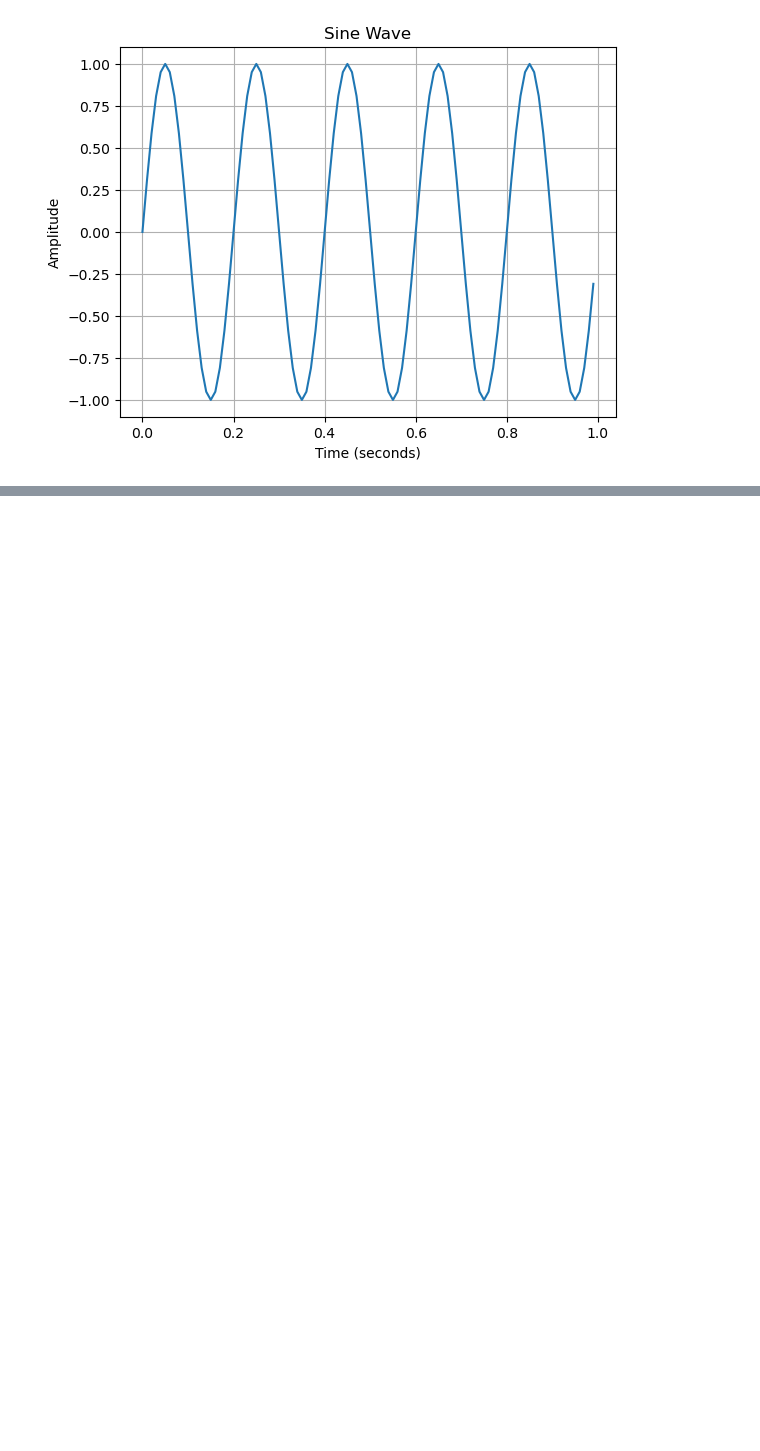
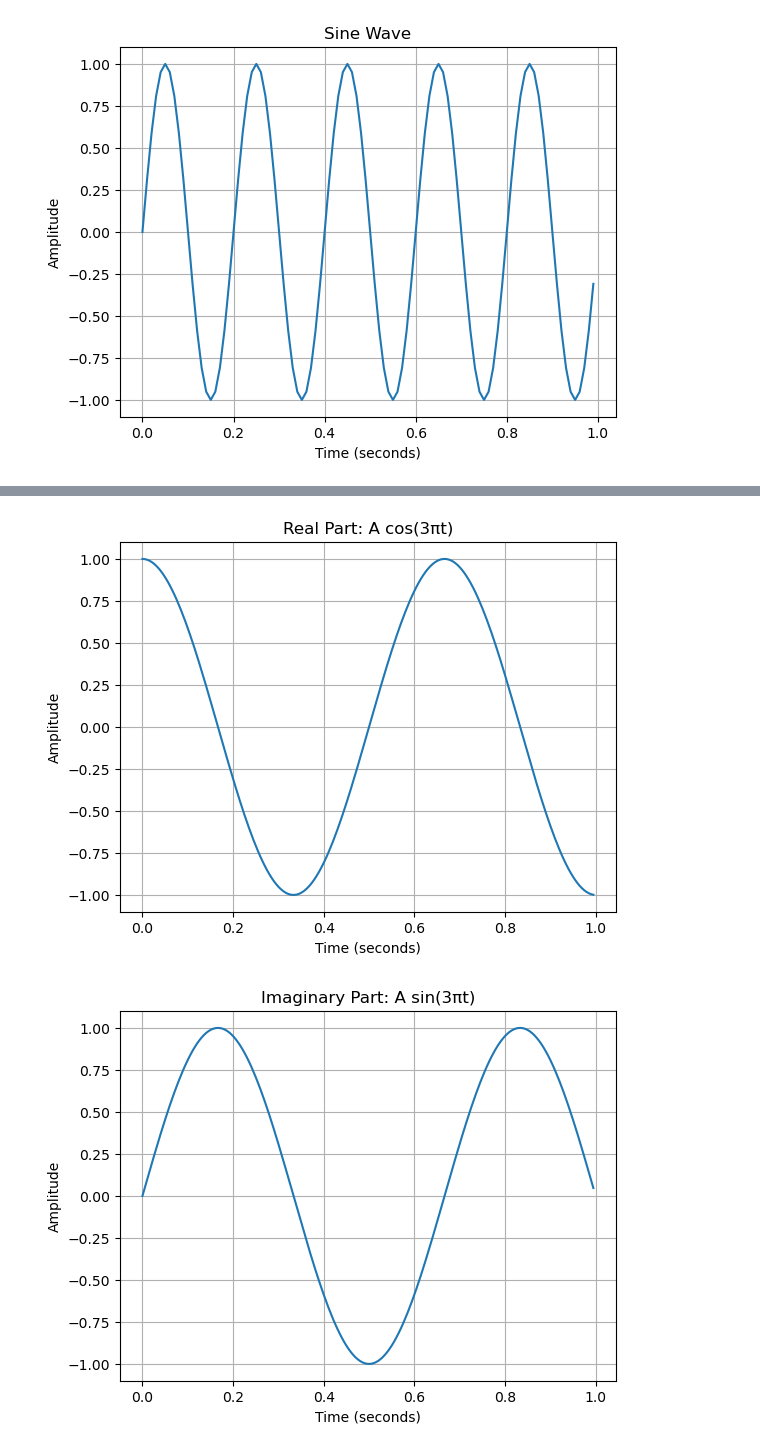
Before and after one commit to muhammadshiblinoman/Digital_Signal_Processing_With_Python, a Jupyter notebook: sineWave.ipynb, the cells around one changed output, grey strips where cells are left out. Cells and saved outputs as stored; diff of their text form; code cells hidden in the pictures; blank space fills up the shorter version.

```diff
--- a/sineWave.ipynb
+++ b/sineWave.ipynb
@@ -17,0 +40,36 @@ plt.show()
+# %%
+import numpy as np
+import matplotlib.pyplot as plt
+
+A = 1                 # amplitude
+fs = 200              # sampling frequency
+t = np.arange(0, 1, 1/fs)
+
+omega = 3 * np.pi     # angular frequency
+
+# Real parts
+real_part = A * np.cos(omega * t)
+
+# Imaginary parts
+imag_part = A * np.sin(omega * t)
+
+# Plot real part
+plt.figure()
+plt.plot(t, real_part)
+plt.title("Real Part: A cos(3πt)")
+plt.xlabel("Time (seconds)")
+plt.ylabel("Amplitude")
+plt.grid(True)
+plt.show()
+
+# Plot imaginary part
+plt.figure()
+plt.plot(t, imag_part)
+plt.title("Imaginary Part: A sin(3πt)")
+plt.xlabel("Time (seconds)")
+plt.ylabel("Amplitude")
+plt.grid(True)
+plt.show()
+# %% [output]
+[figure, added]
+[figure, added]
```
Also changed, not shown: parts of 3 cells of this notebook, 2 other files.
